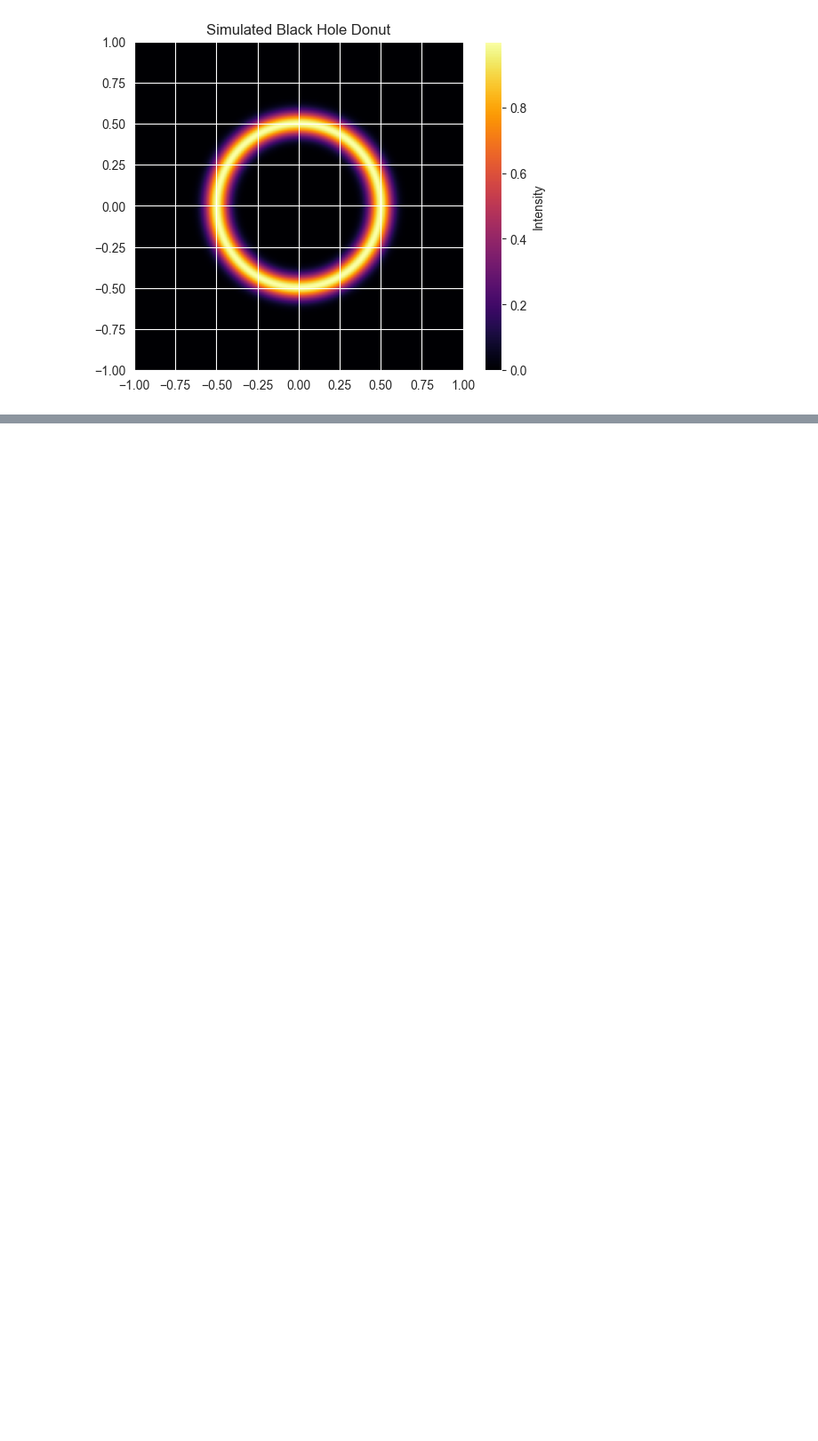
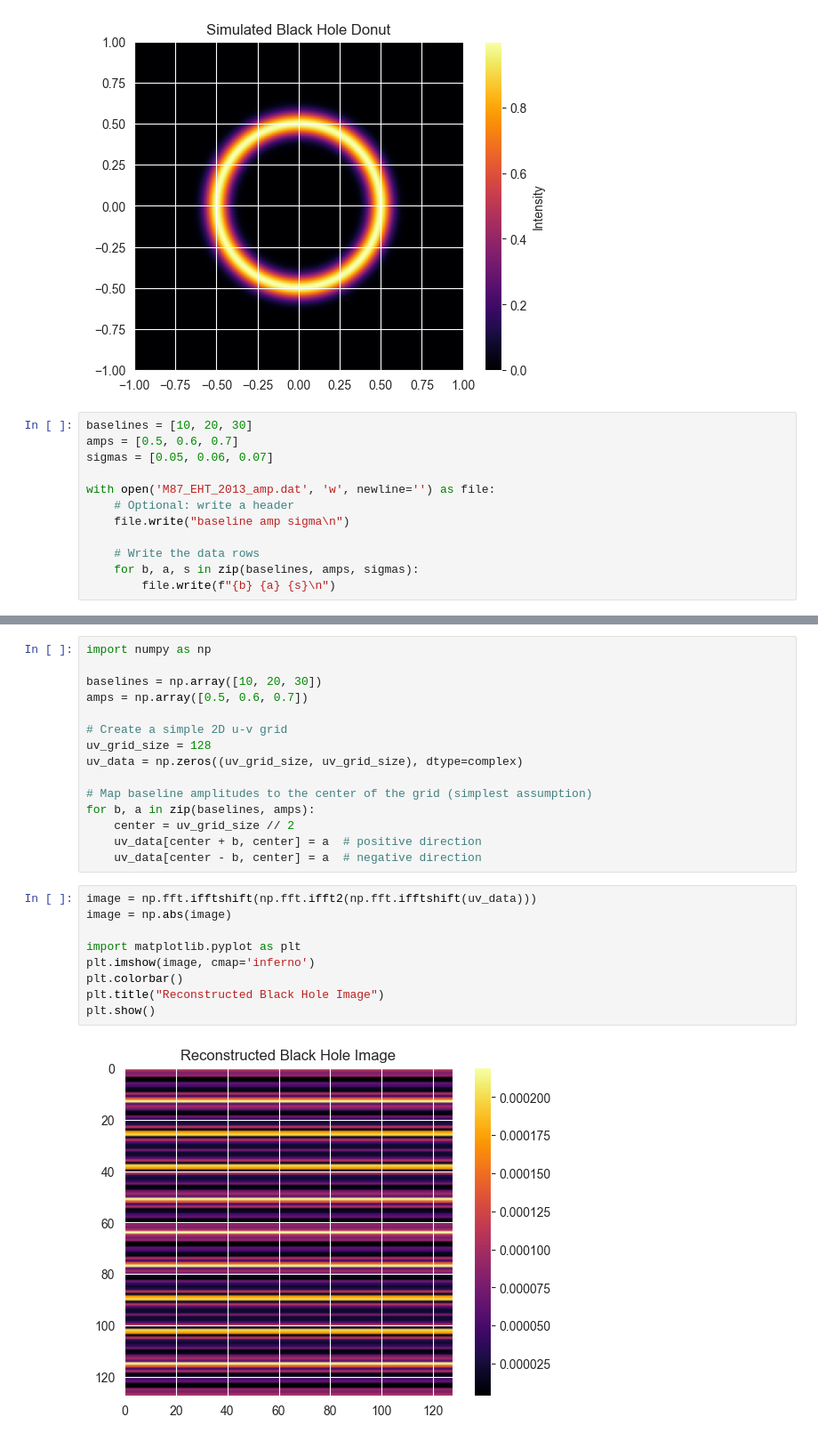
Before and after one commit to aaravshandilya/Machine_Learning, a Jupyter notebook: Black Hole Imaging.ipynb, the cells around one changed output, grey strips where cells are left out. Shown at 89% size. Cells and saved outputs as stored; diff of their text form; blank space fills up the shorter version.

```diff
--- a/Black Hole Imaging.ipynb
+++ b/Black Hole Imaging.ipynb
@@ -244,3 +271,15 @@ plt.title("Simulated Black Hole Donut")
 plt.show()
 # %% [output]
 [figure]
+# %%
+baselines = [10, 20, 30]
+amps = [0.5, 0.6, 0.7]
+sigmas = [0.05, 0.06, 0.07]
+
+with open('M87_EHT_2013_amp.dat', 'w', newline='') as file:
+    # Optional: write a header
+    file.write("baseline amp sigma\n")
+
+    # Write the data rows
+    for b, a, s in zip(baselines, amps, sigmas):
+        file.write(f"{b} {a} {s}\n")
@@ -246,0 +314,26 @@ plt.show()
+# %%
+import numpy as np
+
+baselines = np.array([10, 20, 30])
+amps = np.array([0.5, 0.6, 0.7])
+
+# Create a simple 2D u-v grid
+uv_grid_size = 128
+uv_data = np.zeros((uv_grid_size, uv_grid_size), dtype=complex)
+
+# Map baseline amplitudes to the center of the grid (simplest assumption)
+for b, a in zip(baselines, amps):
+    center = uv_grid_size // 2
+    uv_data[center + b, center] = a  # positive direction
+    uv_data[center - b, center] = a  # negative direction
+# %%
+image = np.fft.ifftshift(np.fft.ifft2(np.fft.ifftshift(uv_data)))
+image = np.abs(image)
+
+import matplotlib.pyplot as plt
+plt.imshow(image, cmap='inferno')
+plt.colorbar()
+plt.title("Reconstructed Black Hole Image")
+plt.show()
+# %% [output]
+[figure, added]
```
Also changed, not shown: parts of 23 cells of this notebook, 3 other files.
